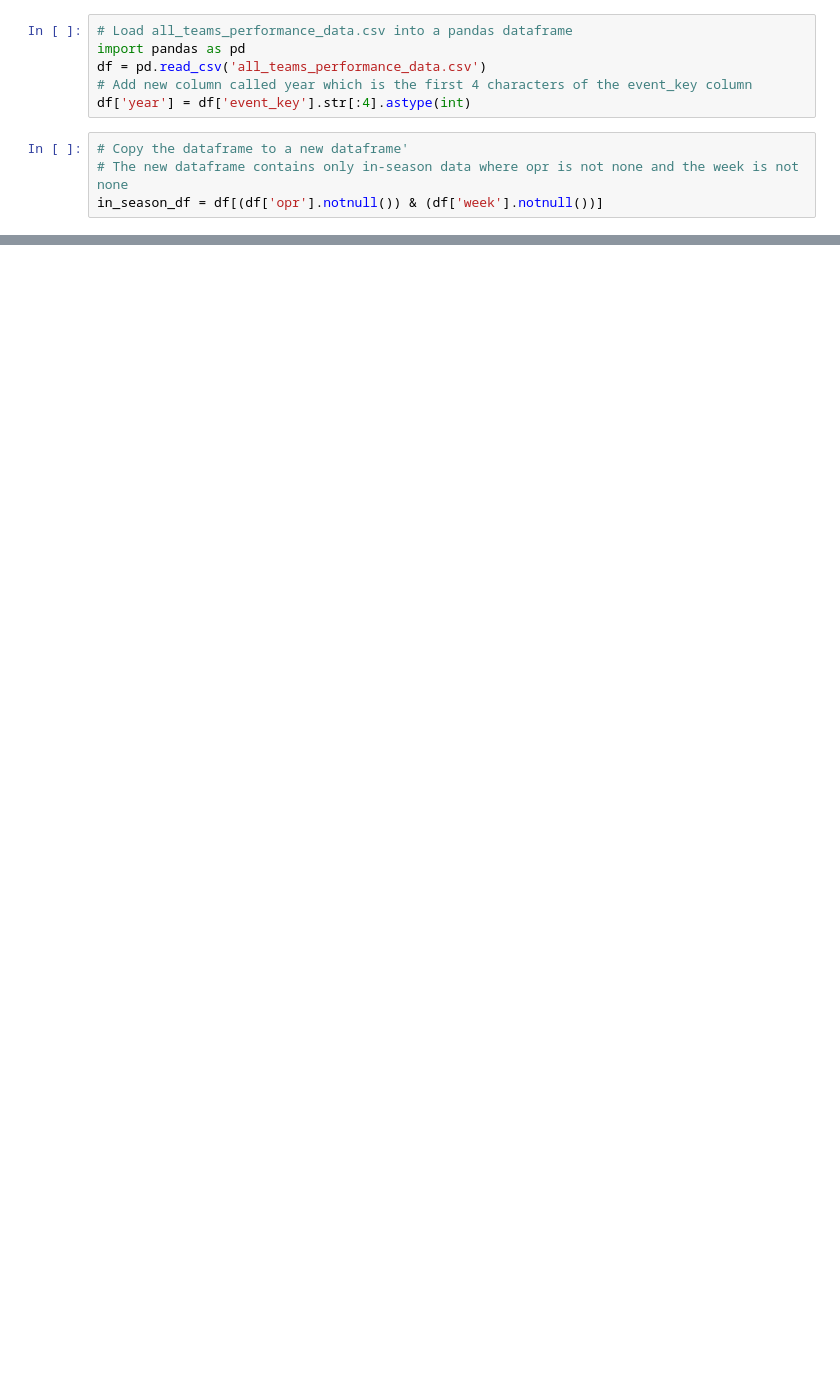
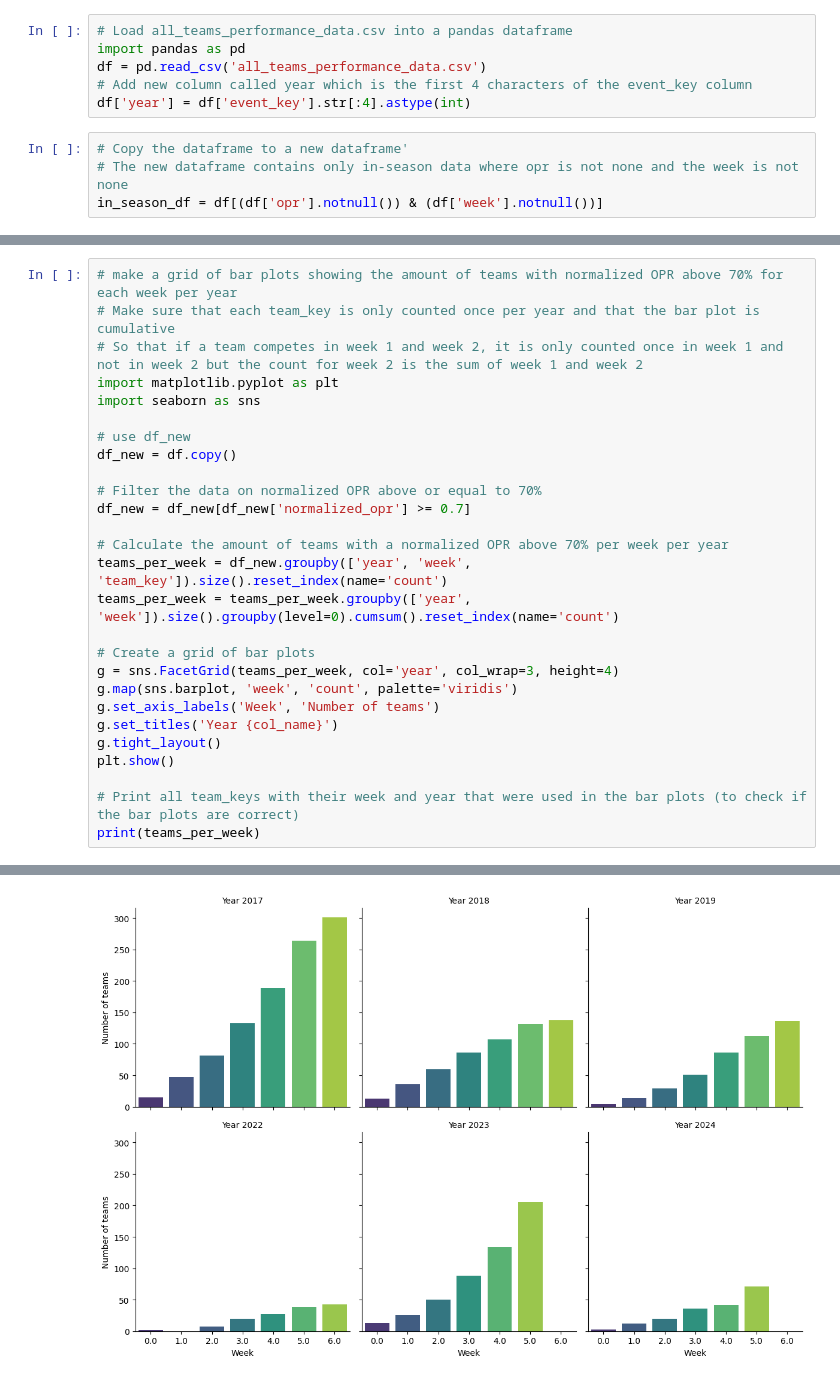
Before and after one commit to Bjorn4481/X--rule-data, a Jupyter notebook: Analysis.ipynb, the cells around one changed output, grey strips where cells are left out. Saved outputs shown, nothing was run; the diff lists cells and outputs as text; blank space fills up the shorter version.

```diff
--- a/Analysis.ipynb
+++ b/Analysis.ipynb
@@ -137,0 +261,28 @@ plot_opr_distribution_with_bootstrap(get_df(weeks=[0,1], state_prov='CA'), n_boo
+# %%
+# make a grid of bar plots showing the amount of teams with normalized OPR above 70% for each week per year
+# Make sure that each team_key is only counted once per year and that the bar plot is cumulative
+# So that if a team competes in week 1 and week 2, it is only counted once in week 1 and not in week 2 but the count for week 2 is the sum of week 1 and week 2
+import matplotlib.pyplot as plt
+import seaborn as sns
+
+# use df_new
+df_new = df.copy()
+
+# Filter the data on normalized OPR above or equal to 70%
+df_new = df_new[df_new['normalized_opr'] >= 0.7]
+
+# Calculate the amount of teams with a normalized OPR above 70% per week per year
+teams_per_week = df_new.groupby(['year', 'week', 'team_key']).size().reset_index(name='count')
+teams_per_week = teams_per_week.groupby(['year', 'week']).size().groupby(level=0).cumsum().reset_index(name='count')
+
+# Create a grid of bar plots
+g = sns.FacetGrid(teams_per_week, col='year', col_wrap=3, height=4)
+g.map(sns.barplot, 'week', 'count', palette='viridis')
+g.set_axis_labels('Week', 'Number of teams')
+g.set_titles('Year {col_name}')
+g.tight_layout()
+plt.show()
+
+# Print all team_keys with their week and year that were used in the bar plots (to check if the bar plots are correct)
+print(teams_per_week)
+# %% [output]
@@ -137,0 +306 @@ plot_opr_distribution_with_bootstrap(get_df(weeks=[0,1], state_prov='CA'), n_boo
+[figure, added]
```
Also changed, not shown: parts of 8 cells of this notebook, 1 other file.
